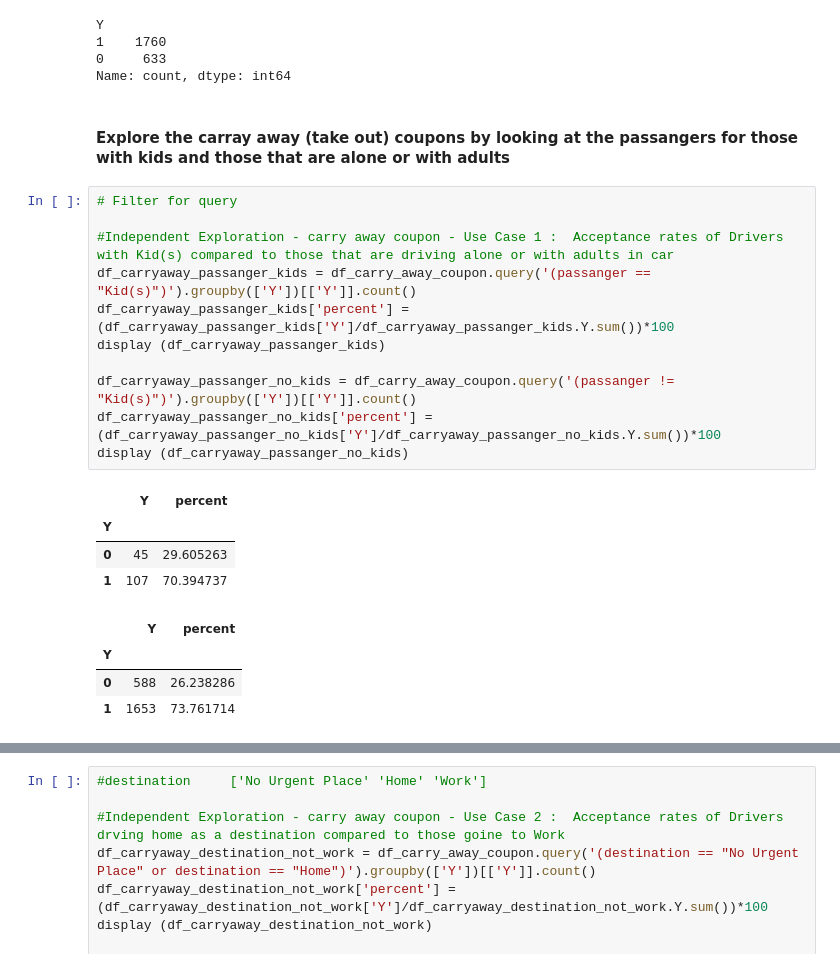
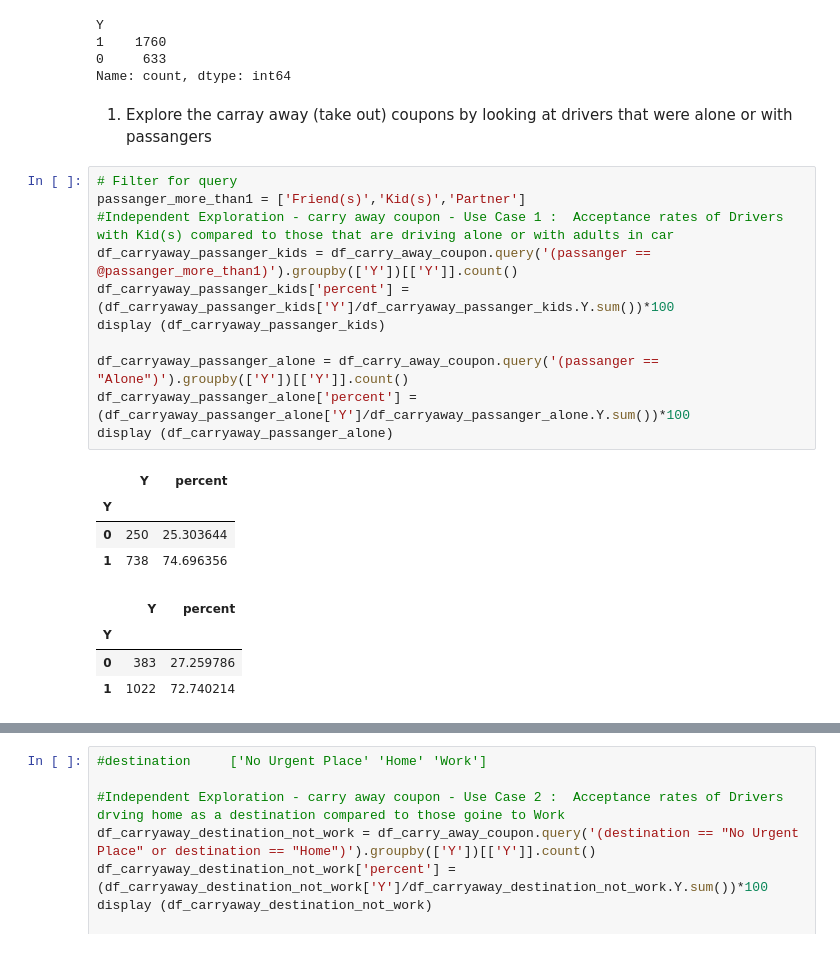
Before and after one commit to kesavan2017/ucbe-AIML-practical-application-51, a Jupyter notebook: prompt.ipynb, the cells around one changed output, grey strips where cells are left out. Cells and saved outputs as stored; diff of their text form.

```diff
--- a/prompt.ipynb
+++ b/prompt.ipynb
@@ -600,26 +639,26 @@ Y
 0     633
 Name: count, dtype: int64
 # %% [markdown]
-#### Explore the carray away (take out) coupons by looking at the passangers for those with kids and those that are alone or with adults
+1. Explore the carray away (take out) coupons by looking at drivers that were alone or with passangers
 # %%
 # Filter for query
-
+passanger_more_than1 = ['Friend(s)','Kid(s)','Partner']
 #Independent Exploration - carry away coupon - Use Case 1 :  Acceptance rates of Drivers with Kid(s) compared to those that are driving alone or with adults in car
-df_carryaway_passanger_kids = df_carry_away_coupon.query('(passanger == "Kid(s)")').groupby(['Y'])[['Y']].count()
+df_carryaway_passanger_kids = df_carry_away_coupon.query('(passanger == @passanger_more_than1)').groupby(['Y'])[['Y']].count()
 df_carryaway_passanger_kids['percent'] = (df_carryaway_passanger_kids['Y']/df_carryaway_passanger_kids.Y.sum())*100
 display (df_carryaway_passanger_kids)
 
-df_carryaway_passanger_no_kids = df_carry_away_coupon.query('(passanger != "Kid(s)")').groupby(['Y'])[['Y']].count()
-df_carryaway_passanger_no_kids['percent'] = (df_carryaway_passanger_no_kids['Y']/df_carryaway_passanger_no_kids.Y.sum())*100
-display (df_carryaway_passanger_no_kids)
+df_carryaway_passanger_alone = df_carry_away_coupon.query('(passanger == "Alone")').groupby(['Y'])[['Y']].count()
+df_carryaway_passanger_alone['percent'] = (df_carryaway_passanger_alone['Y']/df_carryaway_passanger_alone.Y.sum())*100
+display (df_carryaway_passanger_alone)
 # %% [output]
 |  | Y | percent |
 | Y |  |  |
-| 0 | 45 | 29.605263 |
-| 1 | 107 | 70.394737 |
+| 0 | 250 | 25.303644 |
+| 1 | 738 | 74.696356 |
 |  | Y | percent |
 | Y |  |  |
-| 0 | 588 | 26.238286 |
-| 1 | 1653 | 73.761714 |
+| 0 | 383 | 27.259786 |
+| 1 | 1022 | 72.740214 |
 # %%
 #Visualizations for the Independent Exploration Case 1 :
```
Also changed, not shown: parts of 18 cells of this notebook.
